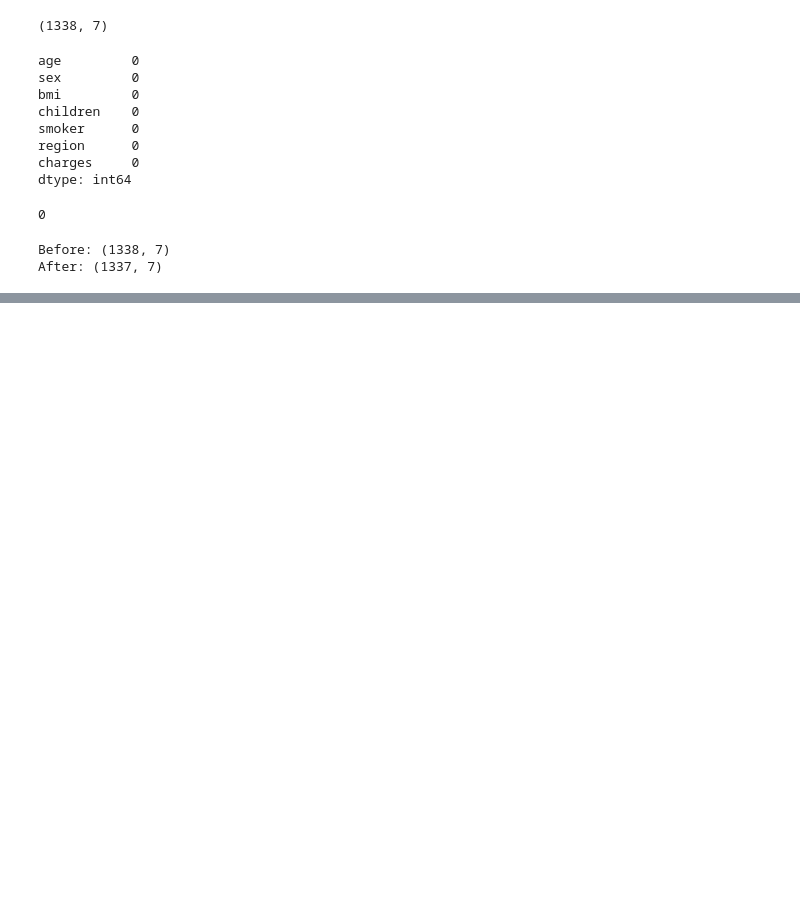
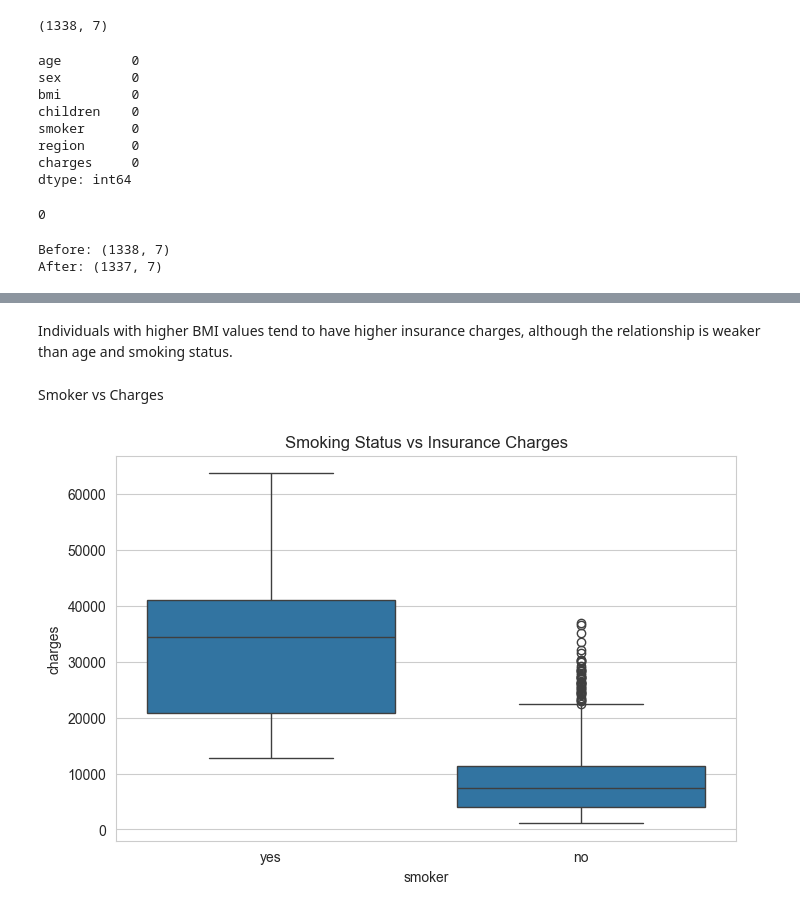
Before and after one commit to patelshivam109/Health-Cost-Estimator, a Jupyter notebook: notebooks/01-data-preparation.ipynb, the cells around one changed output, grey strips where cells are left out. Cells and saved outputs as stored; diff of their text form; code cells hidden in the pictures; blank space fills up the shorter version.

```diff
--- a/notebooks/01-data-preparation.ipynb
+++ b/notebooks/01-data-preparation.ipynb
@@ -74,0 +125,17 @@ df.to_csv("../data/insurance_cleaned.csv", index=False)
+# %% [markdown]
+Individuals with higher BMI values tend to have higher insurance charges, although the relationship is weaker than age and smoking status.
+# %% [markdown]
+Smoker vs Charges
+# %%
+plt.figure(figsize=(8,5))
+
+sns.boxplot(
+    data=df,
+    x="smoker",
+    y="charges"
+)
+
+plt.title("Smoking Status vs Insurance Charges")
+plt.show()
+# %% [output]
+[figure, added]
```
Also changed, not shown: parts of 16 cells of this notebook.
